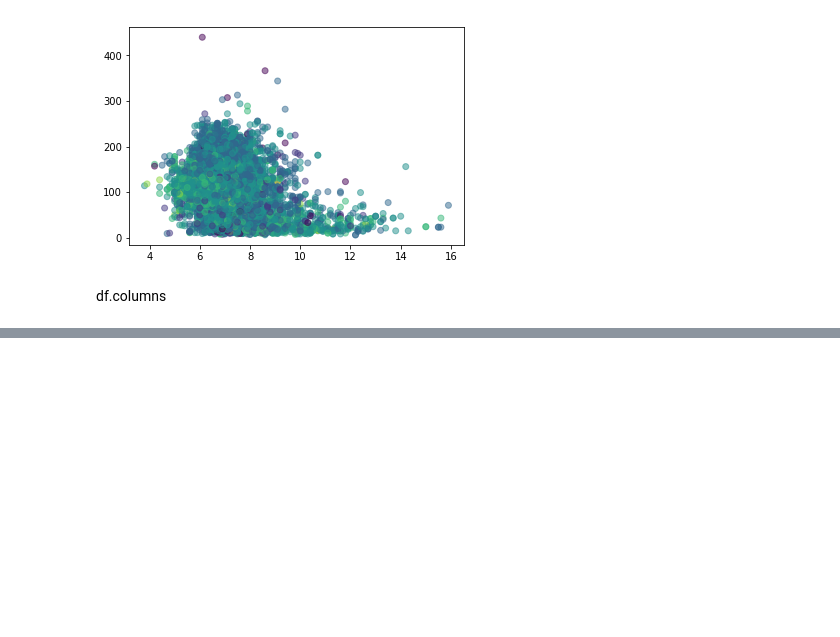
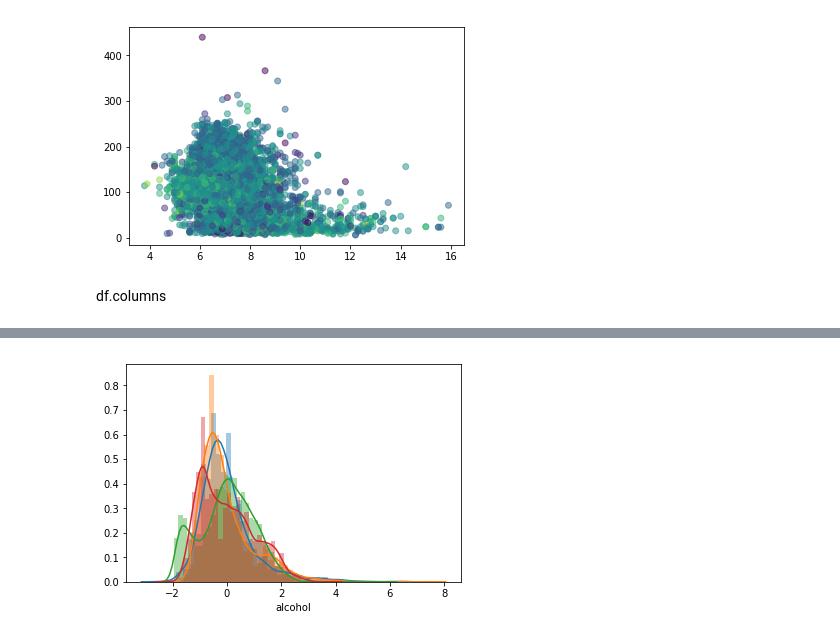
Before and after one commit to mohammadbashiri/MPI-python-workshop-march2019, a Jupyter notebook: Day2/day2_exercise6.ipynb, the cells around one changed output, grey strips where cells are left out. Saved outputs shown, nothing was run; the diff lists cells and outputs as text; code cells hidden in the pictures; blank space fills up the shorter version.

```diff
--- a/Day2/day2_exercise6.ipynb
+++ b/Day2/day2_exercise6.ipynb
@@ -170,0 +221,6 @@ sns.pairplot(df_red[['citric acid', 'free sulfur dioxide', ]])
+# %%
+fig, ax = plt.subplots()
+for col in ['fixed acidity', 'volatile acidity', 'total sulfur dioxide', 'alcohol']:
+    sns.distplot(df_norm[col], ax=ax)
+# %% [output]
+[figure, added]
```
Also changed, not shown: parts of 18 cells of this notebook, 3 other files.
